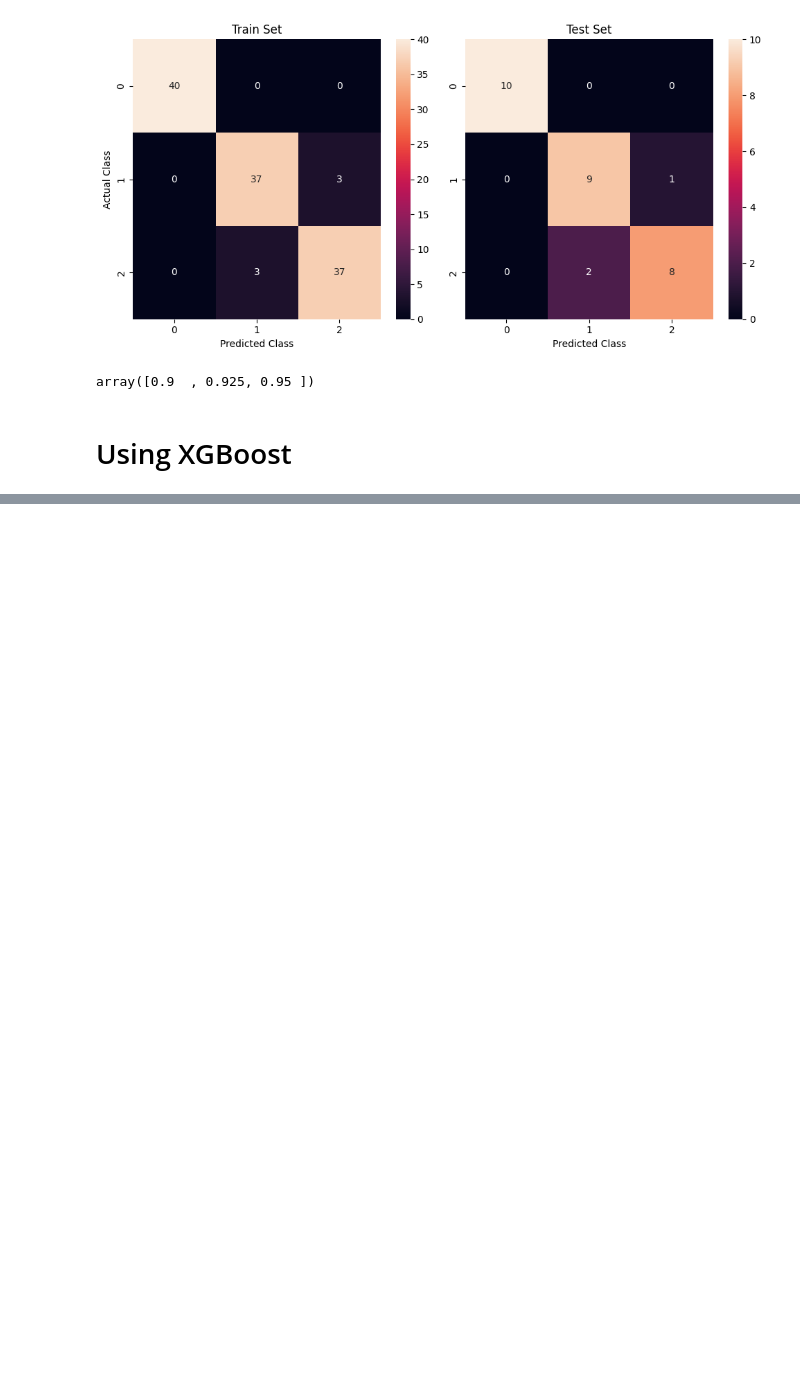
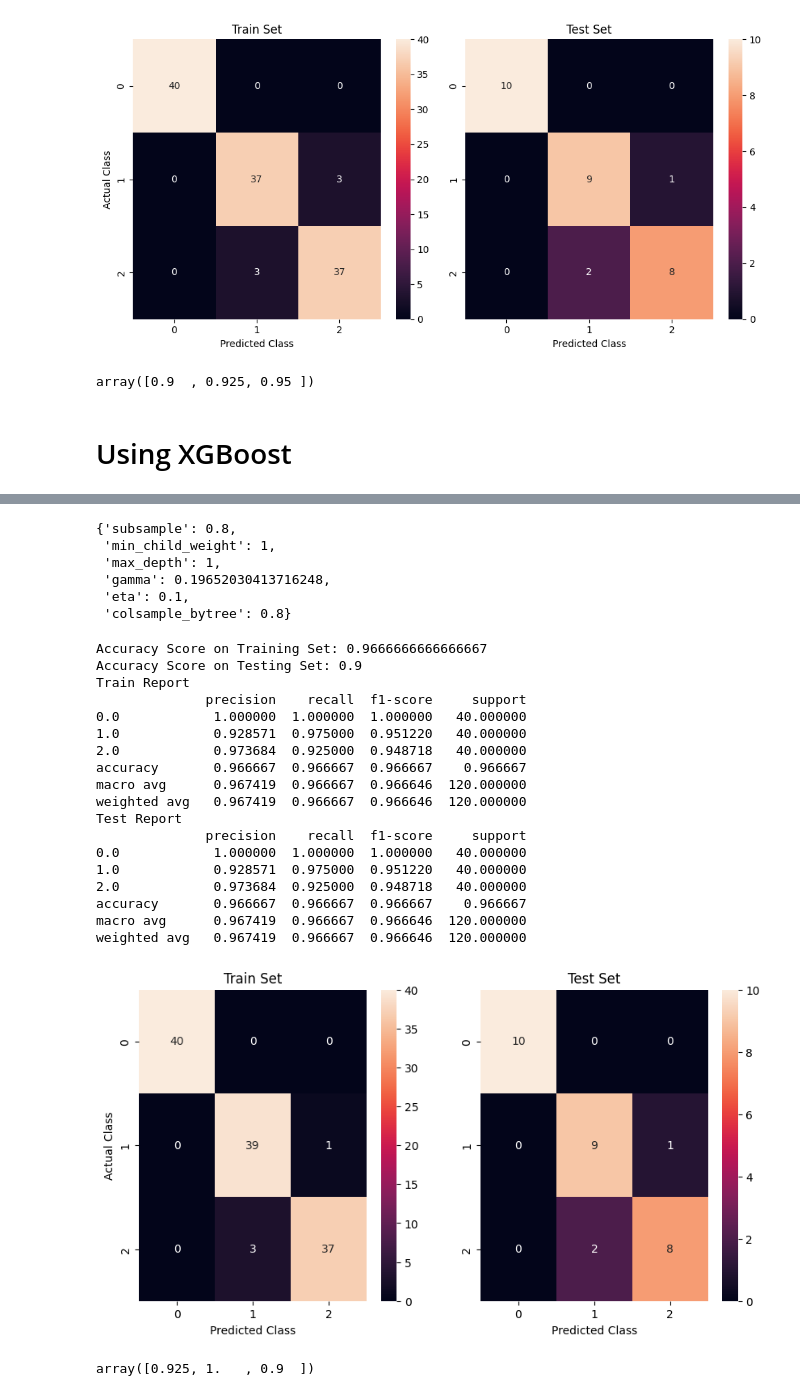
Before and after one commit to Manan-Parakh/CBTCIP-, a Jupyter notebook: IRIS/Iris_Flower_Classification.ipynb, the cells around one changed output, grey strips where cells are left out. Cells and saved outputs as stored; diff of their text form; code cells hidden in the pictures; blank space fills up the shorter version.

```diff
--- a/IRIS/Iris_Flower_Classification.ipynb
+++ b/IRIS/Iris_Flower_Classification.ipynb
@@ -503,13 +504,3 @@ with open("/content/drive/MyDrive/CipherByte/IRIS/gbc_clf_pca.pkl", mode ="wb")
 # load the model from previous run
 with open("/content/drive/MyDrive/CipherByte/IRIS/xgb_clf.pkl", mode = 'rb') as file:
   xgb_clf = pickle.load(file)
-# %%
-import xgboost
-xgb_clf = xgboost.XGBClassifier()
-
-params_grid_xgb = {"n_estimators": np.arange(500,2500,500),
-                   "learning_rate": [0.01, 0.1, 1, 10],
-                   "max_depth": range(1,5)}
-grid_xgb = GridSearchCV(xgb_clf, params_grid_xgb, cv = 3)
-grid_xgb.fit(X_train, y_train)
-grid_xgb.best_params_
@@ -515,0 +532,12 @@ grid_xgb.best_params_
+# %%
+from sklearn.model_selection import RandomizedSearchCV
+params_grid_xgb = {
+    'eta': [0.1, 0.3],
+    'max_depth': range(1,5),
+    'min_child_weight': range(1,4),
+    'gamma': np.random.rand(100),
+    'subsample': [0.8, 1],
+    'colsample_bytree': [0.8, 1]
+    }
+grid_random_xgb = RandomizedSearchCV(xgb_clf, params_grid_xgb, n_iter = 100)
+grid_random_xgb.fit(X_train, y_train)
@@ -516 +562,38 @@ grid_xgb.best_params_
+# %%
+grid_random_xgb.best_params_
+# %% [output]
+{'subsample': 0.8,
+ 'min_child_weight': 1,
+ 'max_depth': 1,
+ 'gamma': 0.19652030413716248,
+ 'eta': 0.1,
+ 'colsample_bytree': 0.8}
+# %%
+xgb_clf = grid_random_xgb.best_estimator_
+model_perf(xgb_clf, figsave = False)
+# %% [output]
+Accuracy Score on Training Set: 0.9666666666666667
+Accuracy Score on Testing Set: 0.9
+Train Report
+              precision    recall  f1-score     support
+0.0            1.000000  1.000000  1.000000   40.000000
+1.0            0.928571  0.975000  0.951220   40.000000
+2.0            0.973684  0.925000  0.948718   40.000000
+accuracy       0.966667  0.966667  0.966667    0.966667
+macro avg      0.967419  0.966667  0.966646  120.000000
+weighted avg   0.967419  0.966667  0.966646  120.000000
+Test Report
+              precision    recall  f1-score     support
+0.0            1.000000  1.000000  1.000000   40.000000
+1.0            0.928571  0.975000  0.951220   40.000000
+2.0            0.973684  0.925000  0.948718   40.000000
+accuracy       0.966667  0.966667  0.966667    0.966667
+macro avg      0.967419  0.966667  0.966646  120.000000
+weighted avg   0.967419  0.966667  0.966646  120.000000
+[figure, added]
+# %%
+cross_val_score(xgb_clf, X_train, y_train, cv = 3)
+# Not overfitting too much!
+# %% [output]
+array([0.925, 1.   , 0.9  ])
 # %%
```
Also changed, not shown: parts of 4 cells of this notebook.
